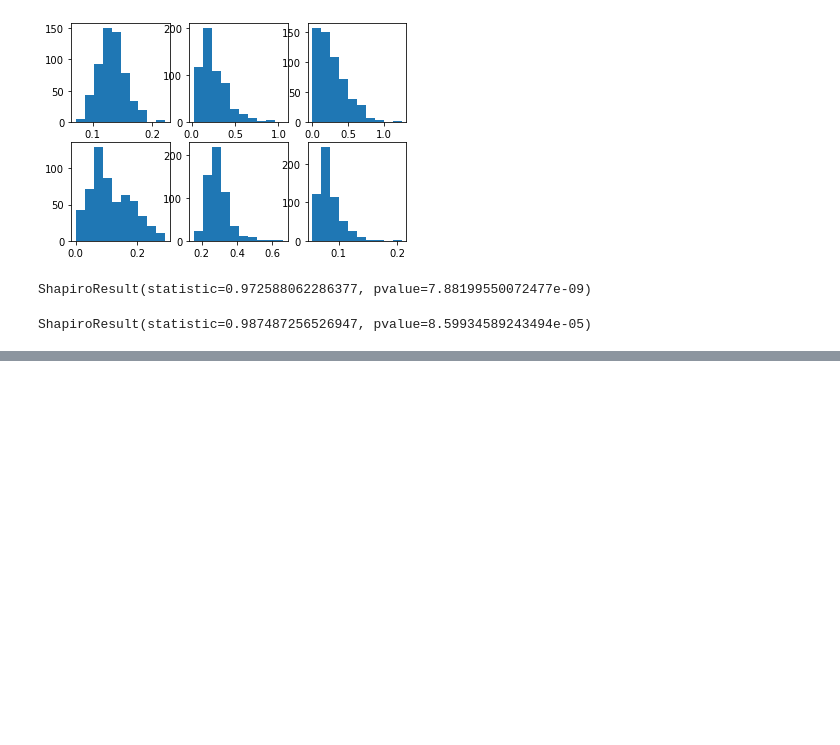
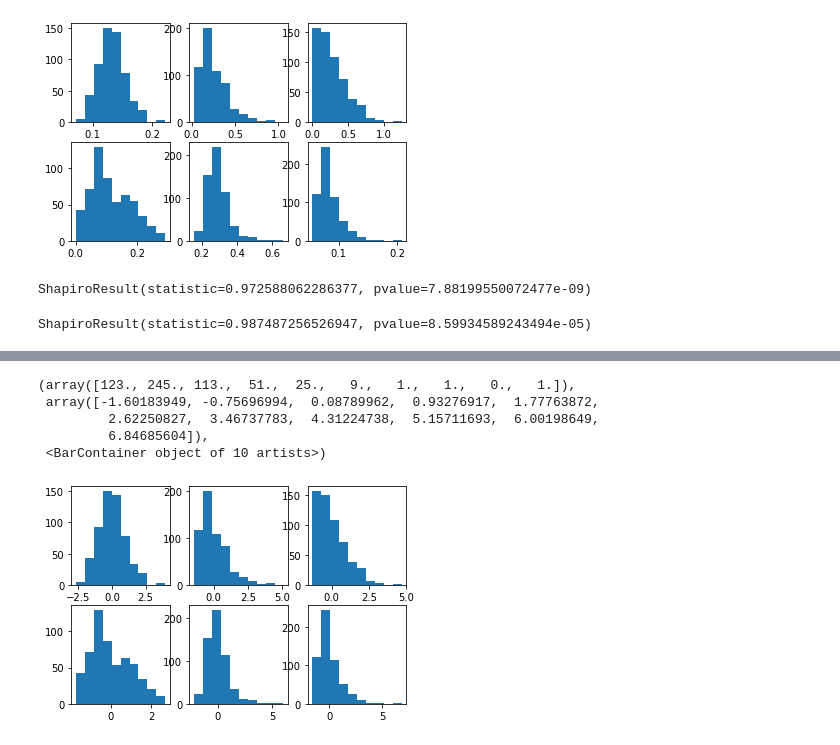
Before and after one commit to pourianiknam/Breast-Cancer-WI-Data-Set, a Jupyter notebook: Breast Cancer WI.ipynb, the cells around one changed output, grey strips where cells are left out. Saved outputs shown, nothing was run; the diff lists cells and outputs as text; code cells hidden in the pictures; blank space fills up the shorter version.

```diff
--- a/Breast Cancer WI.ipynb
+++ b/Breast Cancer WI.ipynb
@@ -22,4 +22,5 @@ data.describe()
 | max | 9.113205e+08 | 28.110000 | 39.280000 | 188.500000 | 2501.000000 | 0.163400 | 0.345400 | ... |
 8 rows × 31 columns
 # %%
-data.drop('id', axis=1)
+# Drop 'id'
+data = data.drop('id', axis=1)
@@ -154,3 +141,10 @@ sps.shapiro(data[['smoothness_mean']])
 # Test to verify that the distribution is not normal
 # %% [output]
 ShapiroResult(statistic=0.987487256526947, pvalue=8.59934589243494e-05)
+# %%
+indicator_data = data[['radius_mean', 'texture_mean', 'perimeter_mean', 'area_mean', 'smoothness_mean', 'compactness_mean',
+ 'concavity_mean', 'concave points_mean', 'symmetry_mean', 'fractal_dimension_mean', 'radius_se', 'texture_se', 'perimeter_se',
+ 'area_se', 'smoothness_se', 'compactness_se', 'concavity_se', 'concave points_se', 'symmetry_se', 'fractal_dimension_se',
+ 'radius_worst', 'texture_worst', 'perimeter_worst', 'area_worst', 'smoothness_worst', 'compactness_worst', 'concavity_worst',
+ 'concave points_worst', 'symmetry_worst', 'fractal_dimension_worst']]
+col_names = indicator_data.columns
@@ -156,0 +154,5 @@ ShapiroResult(statistic=0.987487256526947, pvalue=8.59934589243494e-05)
+# %%
+from sklearn import preprocessing
+scaler = preprocessing.StandardScaler()
+scaled_df = scaler.fit_transform(normal_data)
+scaled_df = pd.DataFrame(scaled_df, columns=col_names)
@@ -156,0 +175,15 @@ ShapiroResult(statistic=0.987487256526947, pvalue=8.59934589243494e-05)
+# %%
+fig, ((ax25, ax26, ax27),(ax28, ax29, ax30)) = plt.subplots(2,3)
+ax25.hist(scaled_df[['smoothness_worst']])
+ax26.hist(scaled_df[['compactness_worst']])
+ax27.hist(scaled_df[['concavity_worst']])
+ax28.hist(scaled_df[['concave points_worst']])
+ax29.hist(scaled_df[['symmetry_worst']])
+ax30.hist(scaled_df[['fractal_dimension_worst']])
+# %% [output]
+(array([123., 245., 113.,  51.,  25.,   9.,   1.,   1.,   0.,   1.]),
+ array([-1.60183949, -0.75696994,  0.08789962,  0.93276917,  1.77763872,
+         2.62250827,  3.46737783,  4.31224738,  5.15711693,  6.00198649,
+         6.84685604]),
+ <BarContainer object of 10 artists>)
+[figure, added]
```
Also changed, not shown: parts of 4 cells of this notebook.
